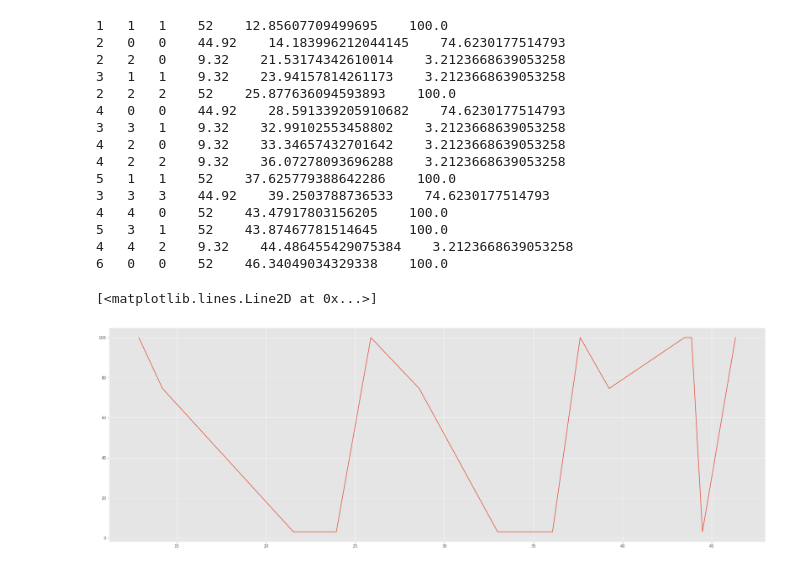
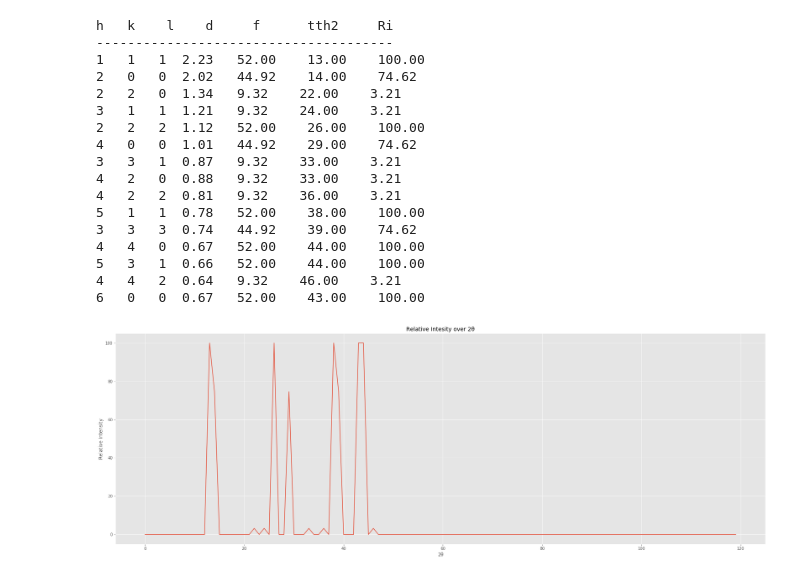
Before and after one commit to Aasrith1906/Mentorship-Program, a Jupyter notebook: session 5/session 5 .ipynb, the cells around one changed output. Drawn from its saved outputs; the diff is of its cells as text; code cells hidden in the pictures.

Commit message:
plot and table

```diff
--- a/session 5/session 5 .ipynb
+++ b/session 5/session 5 .ipynb
@@ -230,39 +280,31 @@ class PowderDiffraction():
 # %%
-import matplotlib.pyplot as plt
 
-plt.style.use('ggplot')
 
-plt.figure(figsize=(30,10))
+
 
 al_asf_list = [13,11.23,9.158,7.873,6.766,5.692,4.713,3.883,3.221,2.712,2.330]
 
 al_lattice = lattice(4.0498,4.0498,4.0498)
 al_lattice.recip_lattice()
-al_diff = PowderDiffraction(al_lattice.rlatt ,1, 0,al_asf_list)
+al_diff = PowderDiffraction(al_lattice.rlatt ,1 , 0,al_asf_list)
 al_diff.Calculate()
-
-for i in range(len(al_diff.peaks)):
-
-    peak = al_diff.peaks[i]
-    h,k,l,f,I = peak[0],peak[1],peak[2],al_diff.F_list[i], al_diff.RI_list[i]
-    print("{}   {}   {}    {}    {}    {}".format(h,k,l,f,al_diff.tth2_list[i],I))
-
-plt.plot(al_diff.tth2_list , al_diff.RI_list)
+al_diff.Display()
 # %% [output]
-1   1   1    52    12.85607709499695    100.0
-2   0   0    44.92    14.183996212044145    74.6230177514793
-2   2   0    9.32    21.53174342610014    3.2123668639053258
-3   1   1    9.32    23.94157814261173    3.2123668639053258
-2   2   2    52    25.877636094593893    100.0
-4   0   0    44.92    28.591339205910682    74.6230177514793
-3   3   1    9.32    32.99102553458802    3.2123668639053258
-4   2   0    9.32    33.34657432701642    3.2123668639053258
-4   2   2    9.32    36.07278093696288    3.2123668639053258
-5   1   1    52    37.625779388642286    100.0
-3   3   3    44.92    39.2503788736533    74.6230177514793
-4   4   0    52    43.47917803156205    100.0
-5   3   1    52    43.87467781514645    100.0
-4   4   2    9.32    44.486455429075384    3.2123668639053258
-6   0   0    52    46.34049034329338    100.0
+h   k    l    d     f      tth2     Ri
+--------------------------------------
+1   1   1  2.23   52.00    13.00    100.00
+2   0   0  2.02   44.92    14.00    74.62
+2   2   0  1.34   9.32    22.00    3.21
+3   1   1  1.21   9.32    24.00    3.21
+2   2   2  1.12   52.00    26.00    100.00
+4   0   0  1.01   44.92    29.00    74.62
+3   3   1  0.87   9.32    33.00    3.21
+4   2   0  0.88   9.32    33.00    3.21
+4   2   2  0.81   9.32    36.00    3.21
+5   1   1  0.78   52.00    38.00    100.00
+3   3   3  0.74   44.92    39.00    74.62
+4   4   0  0.67   52.00    44.00    100.00
+5   3   1  0.66   52.00    44.00    100.00
+4   4   2  0.64   9.32    46.00    3.21
+6   0   0  0.67   52.00    43.00    100.00
-[<matplotlib.lines.Line2D at 0x...>]
-[figure, old version]
+[figure, new version]
```
Also changed, not shown: parts of 1 cell of this notebook.
